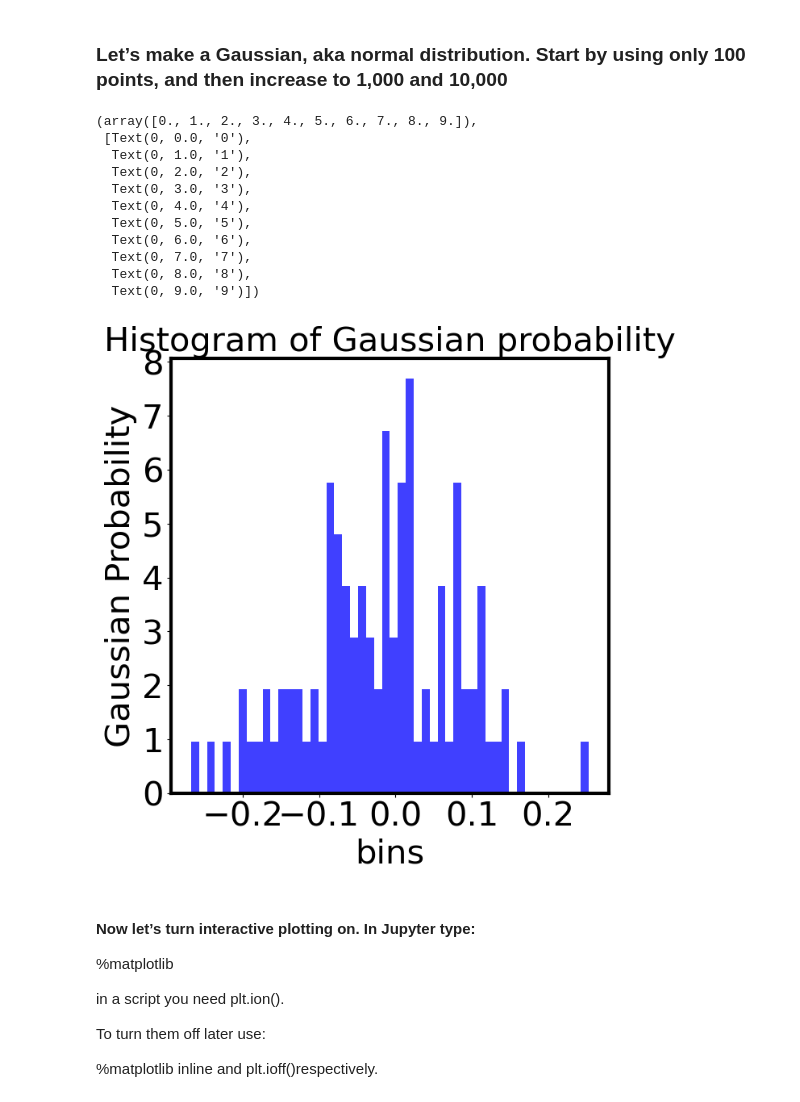
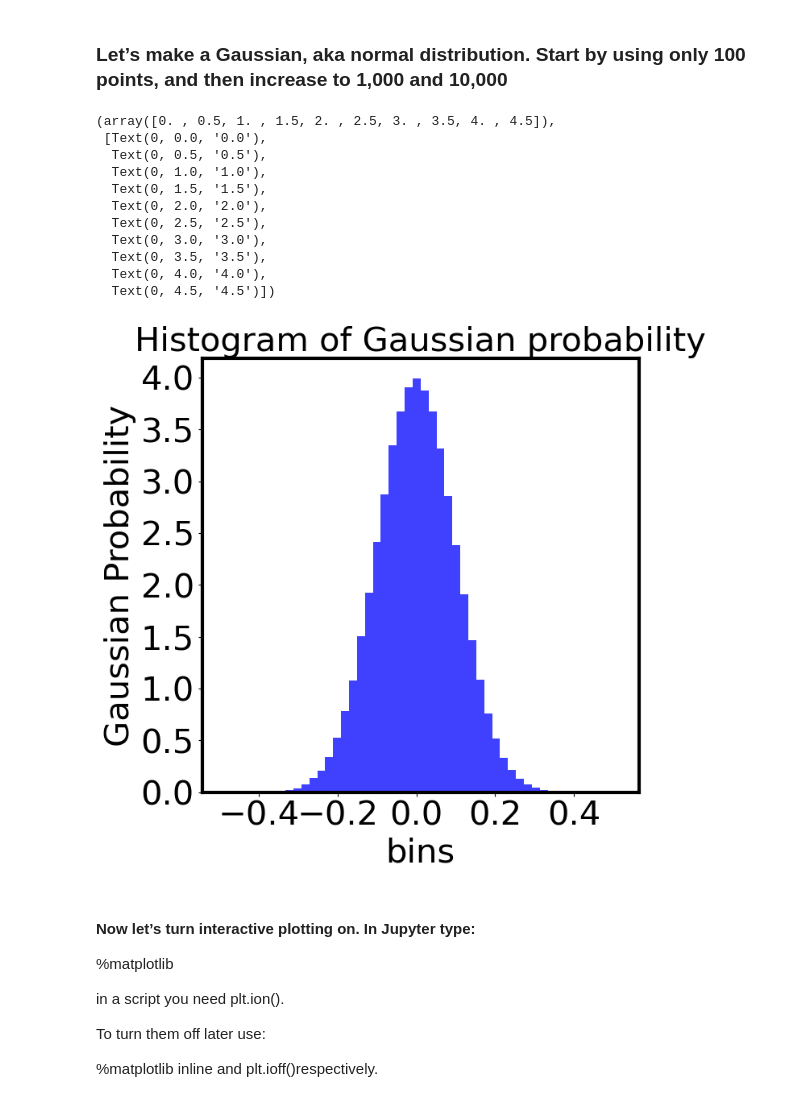
Before and after one commit to hltraina/phz3150, a Jupyter notebook: lectures/Week 5/Week 5/5a_matplotlib_intro_classroom.ipynb, the cells around one changed output. Saved outputs shown, nothing was run; the diff lists cells and outputs as text; code cells hidden in the pictures.

```diff
--- a/lectures/Week 5/Week 5/5a_matplotlib_intro_classroom.ipynb
+++ b/lectures/Week 5/Week 5/5a_matplotlib_intro_classroom.ipynb
@@ -451,31 +483,31 @@ plt.legend(fontsize = 20)
 ### Let’s make a Gaussian, aka normal distribution. Start by using only 100 points, and then increase to  1,000 and 10,000
 # %%
 mu , sigma = 0, 0.1 # mean and standard deviation of a Gaussian distribution
-s = np.random.normal(mu, sigma, 100)  # test different values here  100; 1000; 10000
+s = np.random.normal(mu, sigma, 1000000)  # test different values here  100; 1000; 10000
 
 plt.figure( figsize = (7, 7) )
 
 plt.hist(s, 50, density = True, facecolor = 'b', alpha = 0.75 )
 
 plt.xlabel( 'bins'                            , fontsize = 30 )
 plt.ylabel( 'Gaussian Probability'            , fontsize = 30 )
 plt.title( 'Histogram of Gaussian probability', fontsize = 30 )
 #plt.grid(True)
 plt.xticks(fontsize=30)
 plt.yticks(fontsize=30)
 # %% [output]
-(array([0., 1., 2., 3., 4., 5., 6., 7., 8., 9.]),
- [Text(0, 0.0, '0'),
-  Text(0, 1.0, '1'),
-  Text(0, 2.0, '2'),
-  Text(0, 3.0, '3'),
-  Text(0, 4.0, '4'),
-  Text(0, 5.0, '5'),
-  Text(0, 6.0, '6'),
-  Text(0, 7.0, '7'),
-  Text(0, 8.0, '8'),
-  Text(0, 9.0, '9')])
+(array([0. , 0.5, 1. , 1.5, 2. , 2.5, 3. , 3.5, 4. , 4.5]),
+ [Text(0, 0.0, '0.0'),
+  Text(0, 0.5, '0.5'),
+  Text(0, 1.0, '1.0'),
+  Text(0, 1.5, '1.5'),
+  Text(0, 2.0, '2.0'),
+  Text(0, 2.5, '2.5'),
+  Text(0, 3.0, '3.0'),
+  Text(0, 3.5, '3.5'),
+  Text(0, 4.0, '4.0'),
+  Text(0, 4.5, '4.5')])
-[figure, old version]
+[figure, new version]
 # %% [markdown]
 #### Now let’s turn interactive plotting on. In Jupyter type:
 
```
Also changed, not shown: parts of 15 cells of this notebook, 5 other files.
